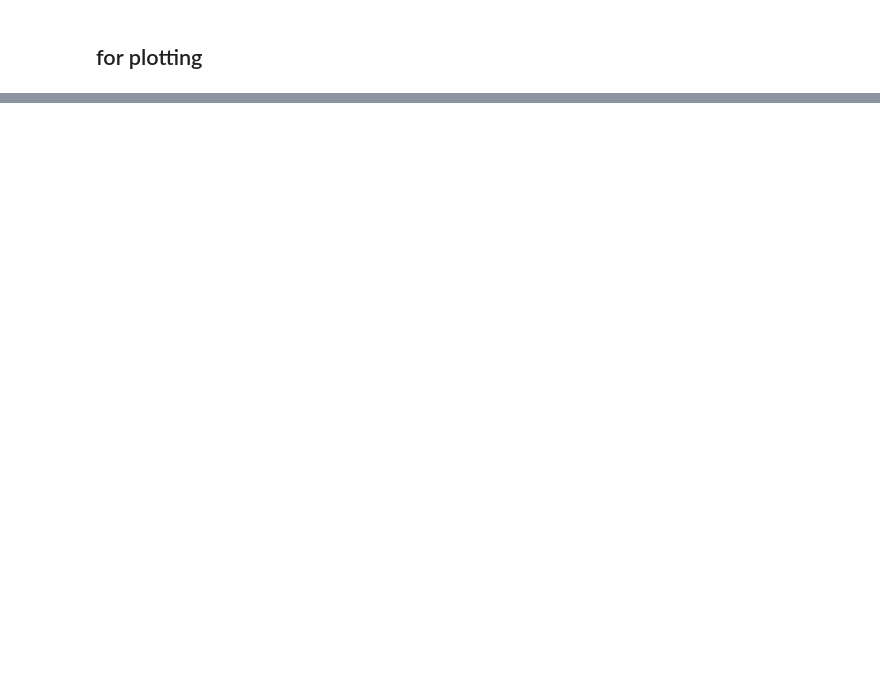
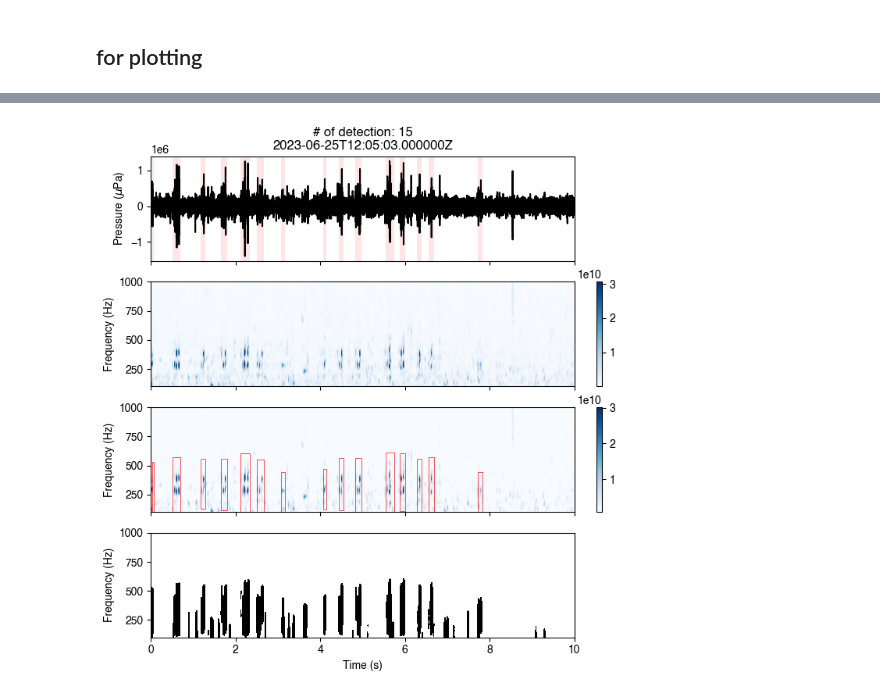
Before and after one commit to jhtong33/Code, a Jupyter notebook: 05_Detect_fish.ipynb, the cells around one changed output, grey strips where cells are left out. Cells and saved outputs as stored; diff of their text form; code cells hidden in the pictures; blank space fills up the shorter version.

Commit message:
detection fish - more consideration

```diff
--- a/05_Detect_fish.ipynb
+++ b/05_Detect_fish.ipynb
@@ -17,12 +19,14 @@ from collections import defaultdict
 warnings.filterwarnings('ignore')
 # %%
-path = '/Volumes/Data/Soundscape/03_TaoYuan/2023/20230608-20230623/wav'
+path = '/Volumes/Data/Soundscape/02_KeeLung/2023/20230609-20230625/wav/'
 
-S = -176.1 # end to end
+S = -176.2 # end to end
 P_ref = 1 # water: 1 uPa
 interval = 10 # sec
-fmin = 200 # Hz
-fmax = 2000 # Hz
+fmin = 100 # Hz
+fmax = 1000 # Hz
+
+# local_cluster = LocalCluster(n_workers=2, processes=False, threads_per_worker=16)
 # %%
 def calib(data, S):
     audio_data = data.astype(np.float32, order='C') / 32768.0
@@ -299,0 +329,45 @@ calculating time 0:06:18.446291
+# %%
+fig, ax = plt.subplots(4, 1 ,figsize=(7, 8), sharex=True)
+plt.rc('font', family='Helvetica')
+ax[0].plot(tr_cut.times(), tr_cut.data, 'k')
+ax[0].set_xlim(tr_cut.times()[0], tr_cut.times()[-1])
+ax[0].set_ylabel('Pressure ($\mu$Pa)')
+
+axp = ax[1].pcolormesh(t, f, spect, cmap="Blues",
+                vmin=np.percentile(spect, 1),
+                vmax=np.percentile(spect, 99.9),
+                shading="gouraud")
+ax[1].set_ylim(fmin, fmax)
+ax[1].set_ylabel('Frequency (Hz)')
+
+pos1 = ax[1].get_position()
+cax = plt.axes((pos1.x1+0.04, pos1.y0, 0.01, pos1.y1-pos1.y0))
+plt.colorbar(axp, cax=cax)
+
+# cb = plt.colorbar(axp ,ax = ax[1], location = 'left')
+
+ax2 = ax[2].pcolormesh(t, f, spect_denoise, cmap="Blues",
+                vmin=np.percentile(spect_denoise, 90),
+                vmax=np.percentile(spect_denoise, 99.9),
+                shading="gouraud")
+ax[2].set_ylim(fmin, fmax)
+ax[2].set_ylabel('Frequency (Hz)')
+pos1 = ax[2].get_position()
+cax = plt.axes((pos1.x1+0.04, pos1.y0, 0.01, pos1.y1-pos1.y0))
+plt.colorbar(ax2, cax=cax)
+
+ax[3].pcolormesh(t, f, Svar_, cmap="binary")
+ax[3].set_ylim(fmin, fmax)
+ax[3].set_xlabel('Time (s)')
+ax[3].set_ylabel('Frequency (Hz)')
+
+
+ax[2] = plot_annot(detec, ax[2], type='spectrogram')
+ax[0] = plot_annot(detec, ax[0], type='waveform')
+
+if freq_noise is None:
+    title = f'# of detection: {len(detec)}\n{tr_cut.stats.starttime}'
+else:
+    title = f'# of detection: {len(detec)}; Peak frequency: {int(Emax_freq)}Hz\n{tr_cut.stats.starttime}'
+ax[0].set_title(title)
+# %% [output]
@@ -299,0 +375 @@ calculating time 0:06:18.446291
+[figure, added]
```
Also changed, not shown: parts of 8 cells of this notebook.
